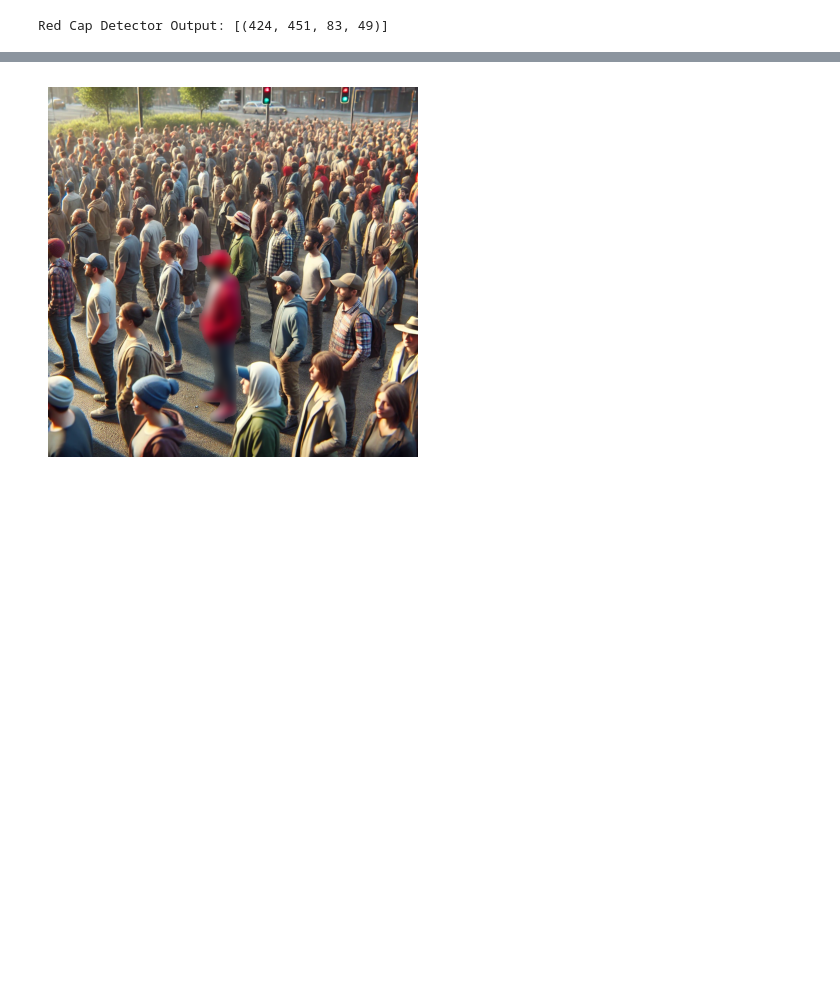
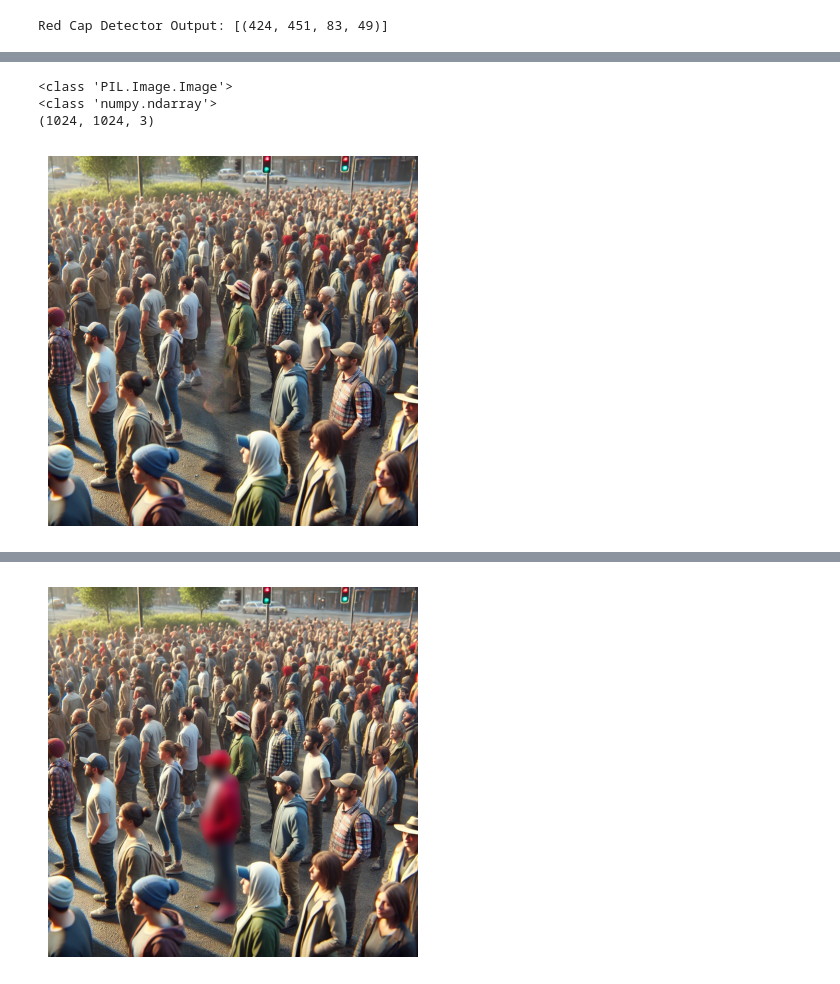
Before and after one commit to Mathixx/INF573-MakeBenardDisappear, a Jupyter notebook: test_detectors.ipynb, the cells around one changed output, grey strips where cells are left out. Cells and saved outputs as stored; diff of their text form; code cells hidden in the pictures; blank space fills up the shorter version.

```diff
--- a/test_detectors.ipynb
+++ b/test_detectors.ipynb
@@ -101,0 +180,4 @@ Wall time: 809 ms
+# %%
+simple_lama = SimpleLama()
+
+help(simple_lama)
@@ -101,0 +203,14 @@ Wall time: 809 ms
+# %%
+result = simple_lama(test_image, mask)
+# %%
+print(type(result))
+image_array = np.array(result)
+print(type(image_array))
+print(image_array.shape)
+
+imshow(image_array)
+# %% [output]
+<class 'PIL.Image.Image'>
+<class 'numpy.ndarray'>
+(1024, 1024, 3)
+[figure, added]
```
Also changed, not shown: parts of 17 cells of this notebook, 7 other files.
